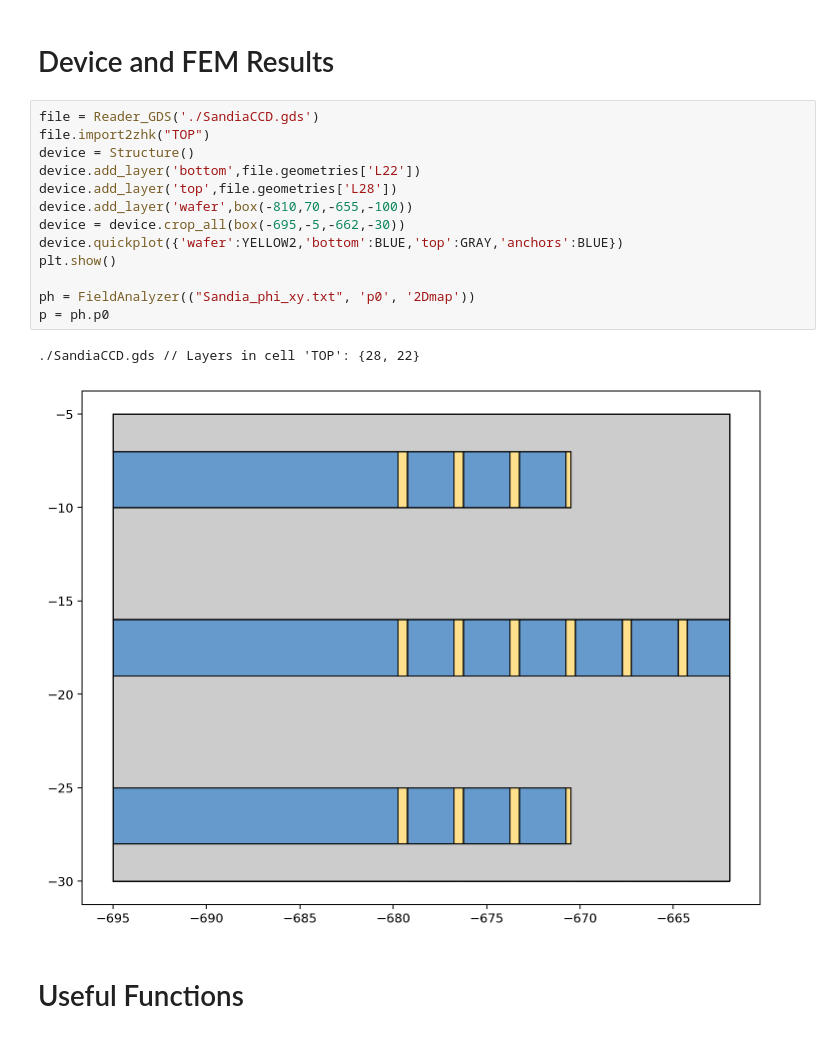
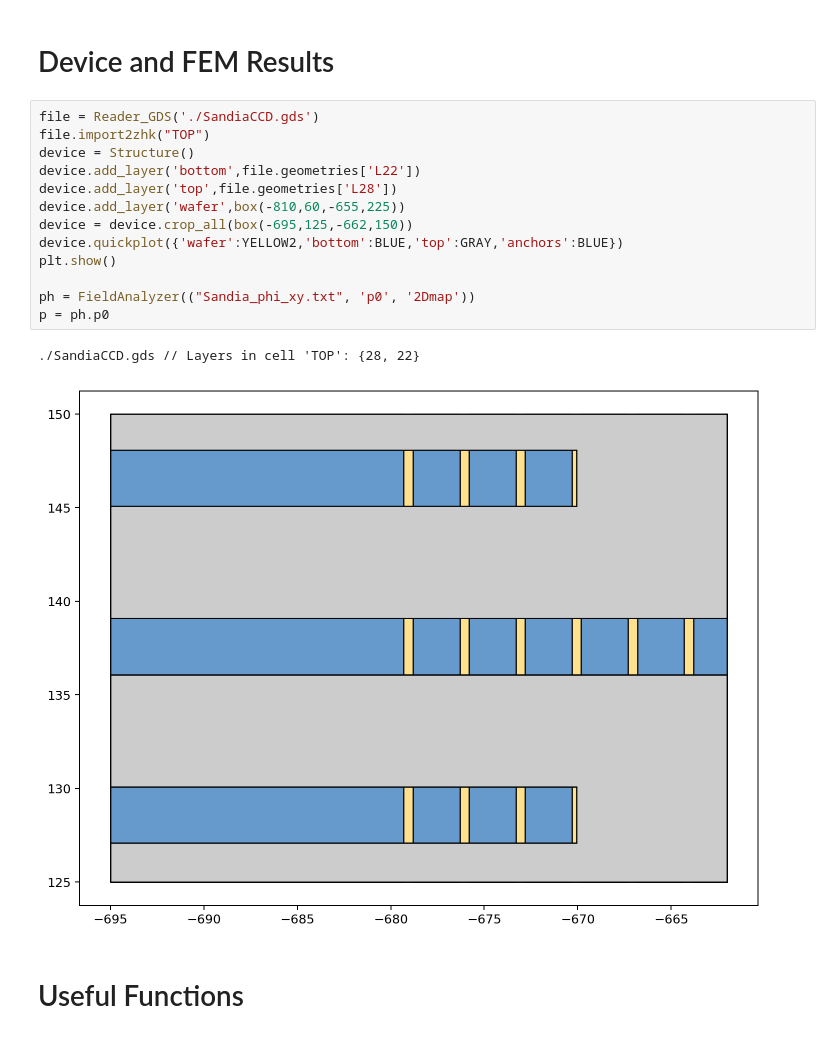
Before and after one commit to eelyon/LyonLabCodebase, a Jupyter notebook: femSims/SandiaCCD/FEMAnalysis.ipynb, the cells around one changed output. Cells and saved outputs as stored; diff of their text form.

```diff
--- a/femSims/SandiaCCD/FEMAnalysis.ipynb
+++ b/femSims/SandiaCCD/FEMAnalysis.ipynb
@@ -23,19 +23,19 @@ from zeroheliumkit.helpers.constants import *
 # %%
 file = Reader_GDS('./SandiaCCD.gds')
 file.import2zhk("TOP")
 device = Structure()
 device.add_layer('bottom',file.geometries['L22'])
 device.add_layer('top',file.geometries['L28'])
-device.add_layer('wafer',box(-810,70,-655,-100))
-device = device.crop_all(box(-695,-5,-662,-30))
+device.add_layer('wafer',box(-810,60,-655,225))
+device = device.crop_all(box(-695,125,-662,150))
 device.quickplot({'wafer':YELLOW2,'bottom':BLUE,'top':GRAY,'anchors':BLUE})
 plt.show()
 
 ph = FieldAnalyzer(("Sandia_phi_xy.txt", 'p0', '2Dmap'))
 p = ph.p0
 # %% [output]
 ./SandiaCCD.gds // Layers in cell 'TOP': {28, 22}
-[figure, old version]
+[figure, new version]
 # %% [markdown]
 # Useful Functions
 # %%
```
Also changed, not shown: parts of 12 cells of this notebook, 1 other file.
